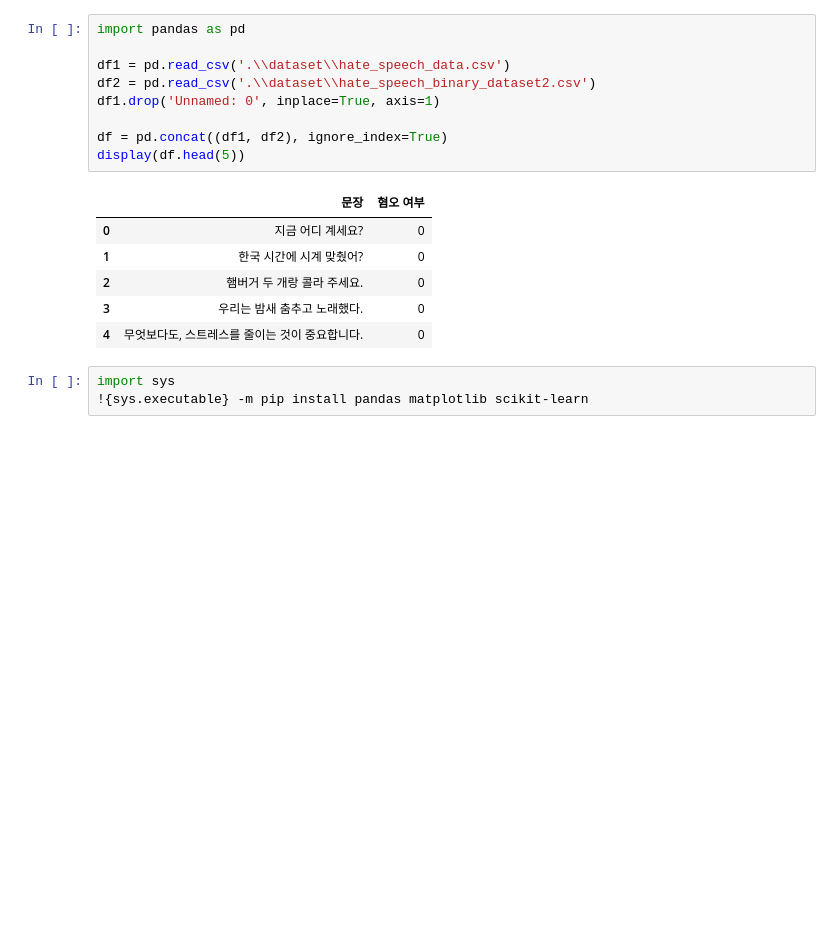
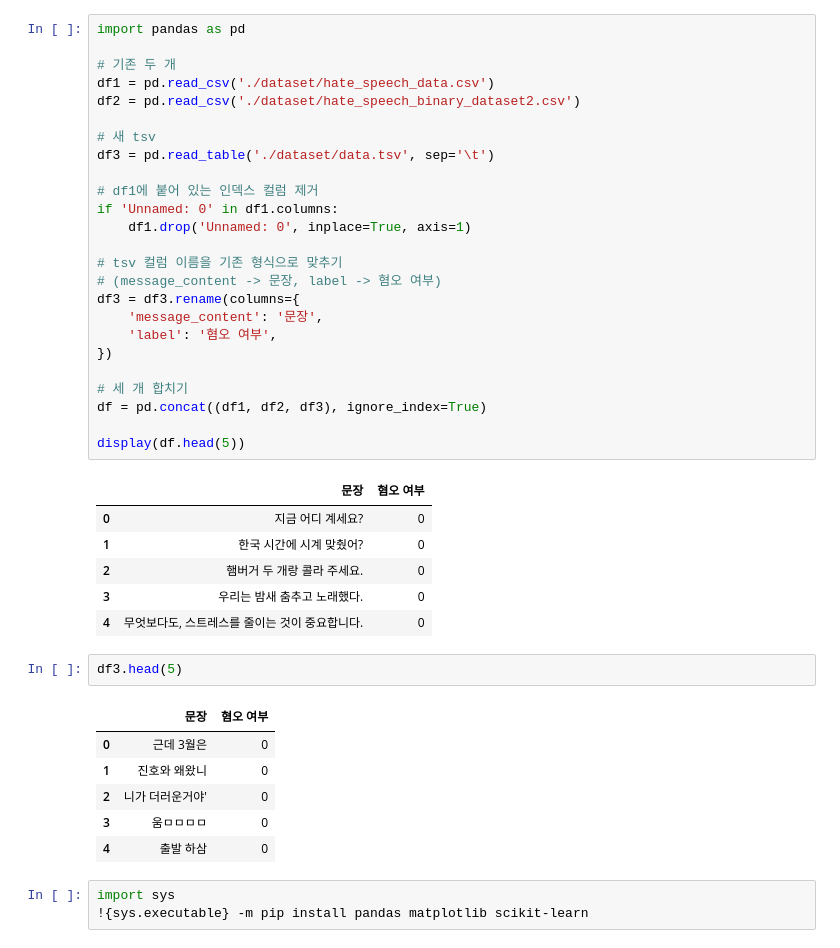
Before and after one commit to Asist525/ko-toxic-multilabel, a Jupyter notebook: v1.ipynb, the cells around one changed output. Drawn from its saved outputs; the diff is of its cells as text; blank space fills up the shorter version.

```diff
--- a/v1.ipynb
+++ b/v1.ipynb
@@ -4,11 +4,27 @@ csv는 kaggle 출처
 # %%
 import pandas as pd
 
-df1 = pd.read_csv('.\\dataset\\hate_speech_data.csv')
-df2 = pd.read_csv('.\\dataset\\hate_speech_binary_dataset2.csv')
-df1.drop('Unnamed: 0', inplace=True, axis=1)
+# 기존 두 개
+df1 = pd.read_csv('./dataset/hate_speech_data.csv')
+df2 = pd.read_csv('./dataset/hate_speech_binary_dataset2.csv')
 
-df = pd.concat((df1, df2), ignore_index=True)
+# 새 tsv
+df3 = pd.read_table('./dataset/data.tsv', sep='\t')
+
+# df1에 붙어 있는 인덱스 컬럼 제거
+if 'Unnamed: 0' in df1.columns:
+    df1.drop('Unnamed: 0', inplace=True, axis=1)
+
+# tsv 컬럼 이름을 기존 형식으로 맞추기
+# (message_content -> 문장, label -> 혐오 여부)
+df3 = df3.rename(columns={
+    'message_content': '문장',
+    'label': '혐오 여부',
+})
+
+# 세 개 합치기
+df = pd.concat((df1, df2, df3), ignore_index=True)
+
 display(df.head(5))
 # %% [output]
 |  | 문장 | 혐오 여부 |
@@ -17,6 +33,15 @@ display(df.head(5))
 | 2 | 햄버거 두 개랑 콜라 주세요. | 0 |
 | 3 | 우리는 밤새 춤추고 노래했다. | 0 |
 | 4 | 무엇보다도, 스트레스를 줄이는 것이 중요합니다. | 0 |
+# %%
+df3.head(5)
+# %% [output]
+|  | 문장 | 혐오 여부 |
+| 0 | 근데 3월은 | 0 |
+| 1 | 진호와 왜왔니 | 0 |
+| 2 | 니가 더러운거야' | 0 |
+| 3 | 움ㅁㅁㅁㅁ | 0 |
+| 4 | 출발 하삼 | 0 |
 # %%
 import sys
 !{sys.executable} -m pip install pandas matplotlib scikit-learn
```
Also changed, not shown: parts of 7 cells of this notebook, 21 other files.
